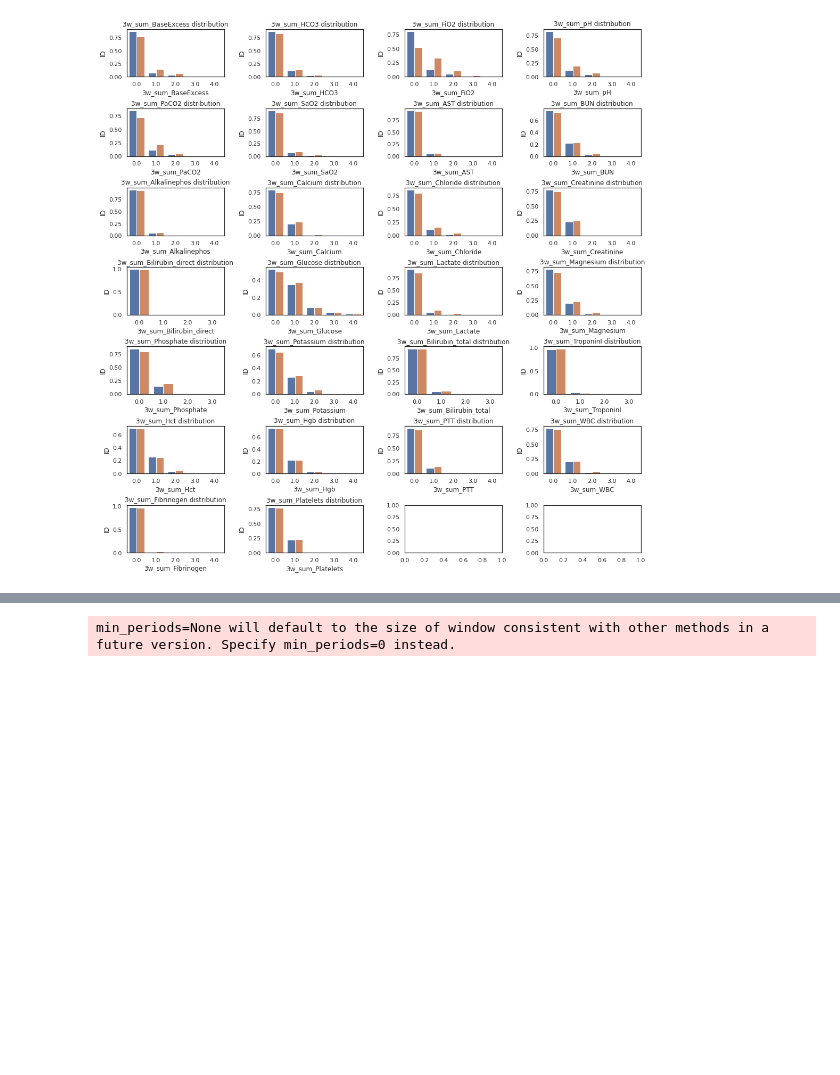
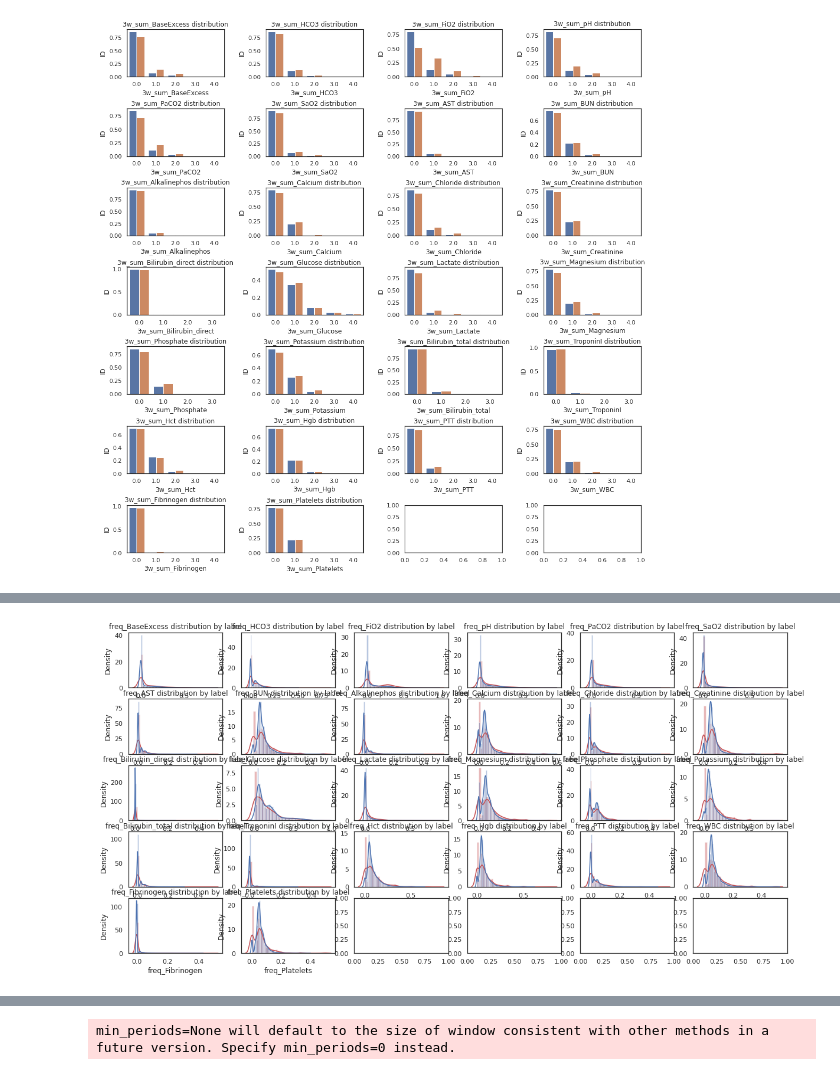
Before and after one commit to AtarCohen/Early-Prediction_of_Sepsis, a Jupyter notebook: NonTemporalExploration.ipynb, the cells around one changed output, grey strips where cells are left out. Saved outputs shown, nothing was run; the diff lists cells and outputs as text; code cells hidden in the pictures; blank space fills up the shorter version.

```diff
--- a/NonTemporalExploration.ipynb
+++ b/NonTemporalExploration.ipynb
@@ -167,0 +186,4 @@ min_periods=None will default to the size of window consistent with other method
+# %%
+plot_results(6,5,freq_cols,df_processed,types=['dist']*30, fsize=(20,10))
+# %% [output]
+[figure, added]
```
Also changed, not shown: parts of 17 cells of this notebook, 4 other files.
